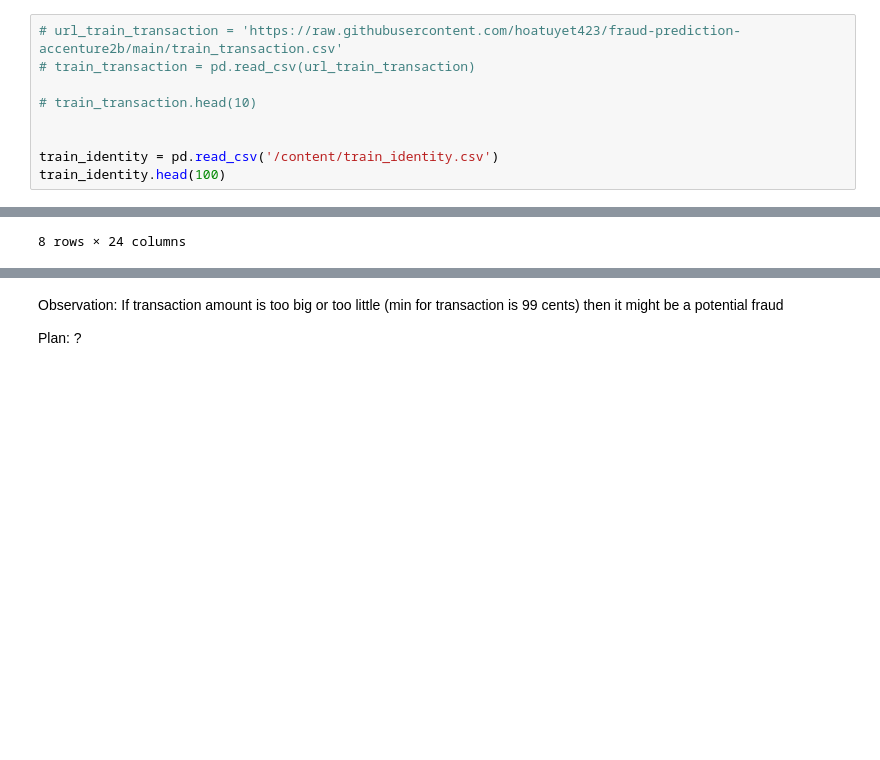
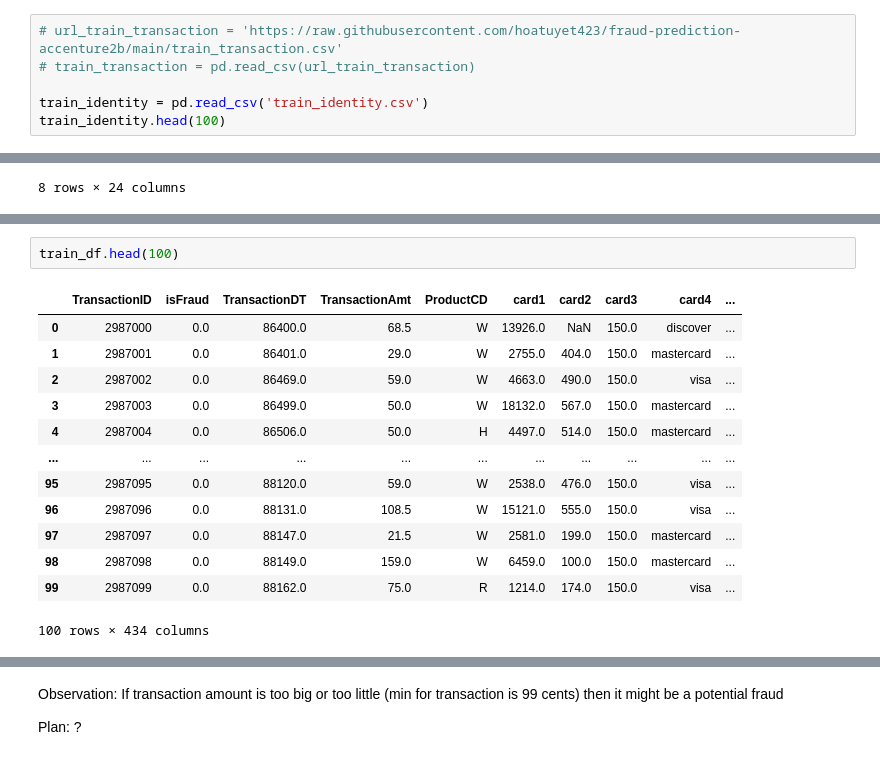
Before and after one commit to hoatuyet423/fraud-prediction-accenture2b, a Jupyter notebook: fraud_prediction_accenture2b.ipynb, the cells around one changed output, grey strips where cells are left out. Drawn from its saved outputs; the diff is of its cells as text; blank space fills up the shorter version.

```diff
--- a/fraud_prediction_accenture2b.ipynb
+++ b/fraud_prediction_accenture2b.ipynb
@@ -26,10 +32,7 @@ Done:
 # url_train_transaction = 'https://raw.githubusercontent.com/hoatuyet423/fraud-prediction-accenture2b/main/train_transaction.csv'
 # train_transaction = pd.read_csv(url_train_transaction)
 
-# train_transaction.head(10)
-
-
-train_identity = pd.read_csv('/content/train_identity.csv')
+train_identity = pd.read_csv('train_identity.csv')
 train_identity.head(100)
 # %% [output]
 |  | TransactionID | id_01 | id_02 | id_03 | id_04 | id_05 | id_06 | id_07 | id_08 | id_09 | ... |
@@ -132,0 +143,16 @@ train_transaction.describe()
+# %%
+train_df.head(100)
+# %% [output]
+|  | TransactionID | isFraud | TransactionDT | TransactionAmt | ProductCD | card1 | card2 | card3 | card4 | ... |
+| 0 | 2987000 | 0.0 | 86400.0 | 68.5 | W | 13926.0 | NaN | 150.0 | discover | ... |
+| 1 | 2987001 | 0.0 | 86401.0 | 29.0 | W | 2755.0 | 404.0 | 150.0 | mastercard | ... |
+| 2 | 2987002 | 0.0 | 86469.0 | 59.0 | W | 4663.0 | 490.0 | 150.0 | visa | ... |
+| 3 | 2987003 | 0.0 | 86499.0 | 50.0 | W | 18132.0 | 567.0 | 150.0 | mastercard | ... |
+| 4 | 2987004 | 0.0 | 86506.0 | 50.0 | H | 4497.0 | 514.0 | 150.0 | mastercard | ... |
+| ... | ... | ... | ... | ... | ... | ... | ... | ... | ... | ... |
+| 95 | 2987095 | 0.0 | 88120.0 | 59.0 | W | 2538.0 | 476.0 | 150.0 | visa | ... |
+| 96 | 2987096 | 0.0 | 88131.0 | 108.5 | W | 15121.0 | 555.0 | 150.0 | visa | ... |
+| 97 | 2987097 | 0.0 | 88147.0 | 21.5 | W | 2581.0 | 199.0 | 150.0 | mastercard | ... |
+| 98 | 2987098 | 0.0 | 88149.0 | 159.0 | W | 6459.0 | 100.0 | 150.0 | mastercard | ... |
+| 99 | 2987099 | 0.0 | 88162.0 | 75.0 | R | 1214.0 | 174.0 | 150.0 | visa | ... |
+100 rows × 434 columns
```
Also changed, not shown: parts of 24 cells of this notebook.
